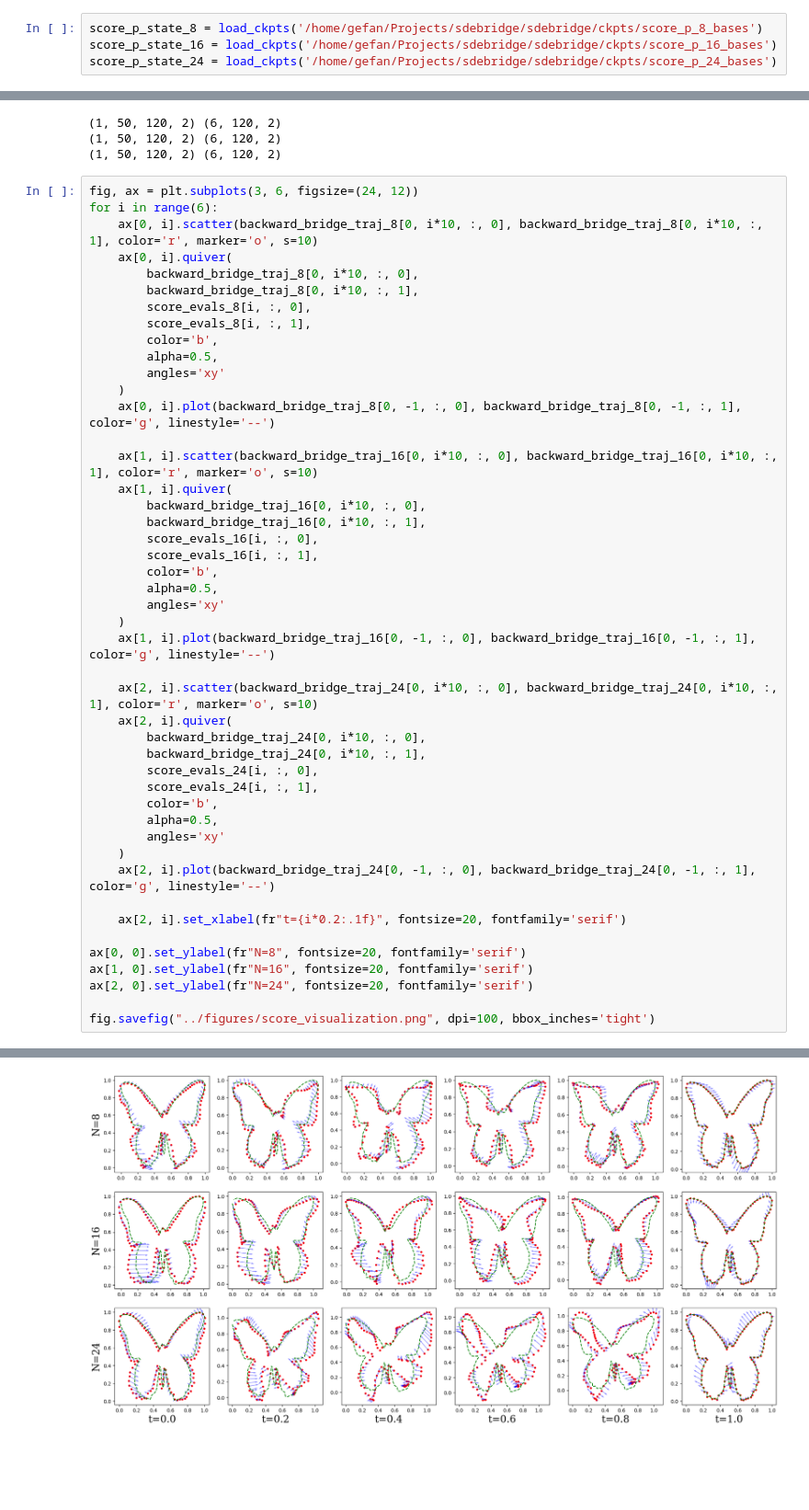
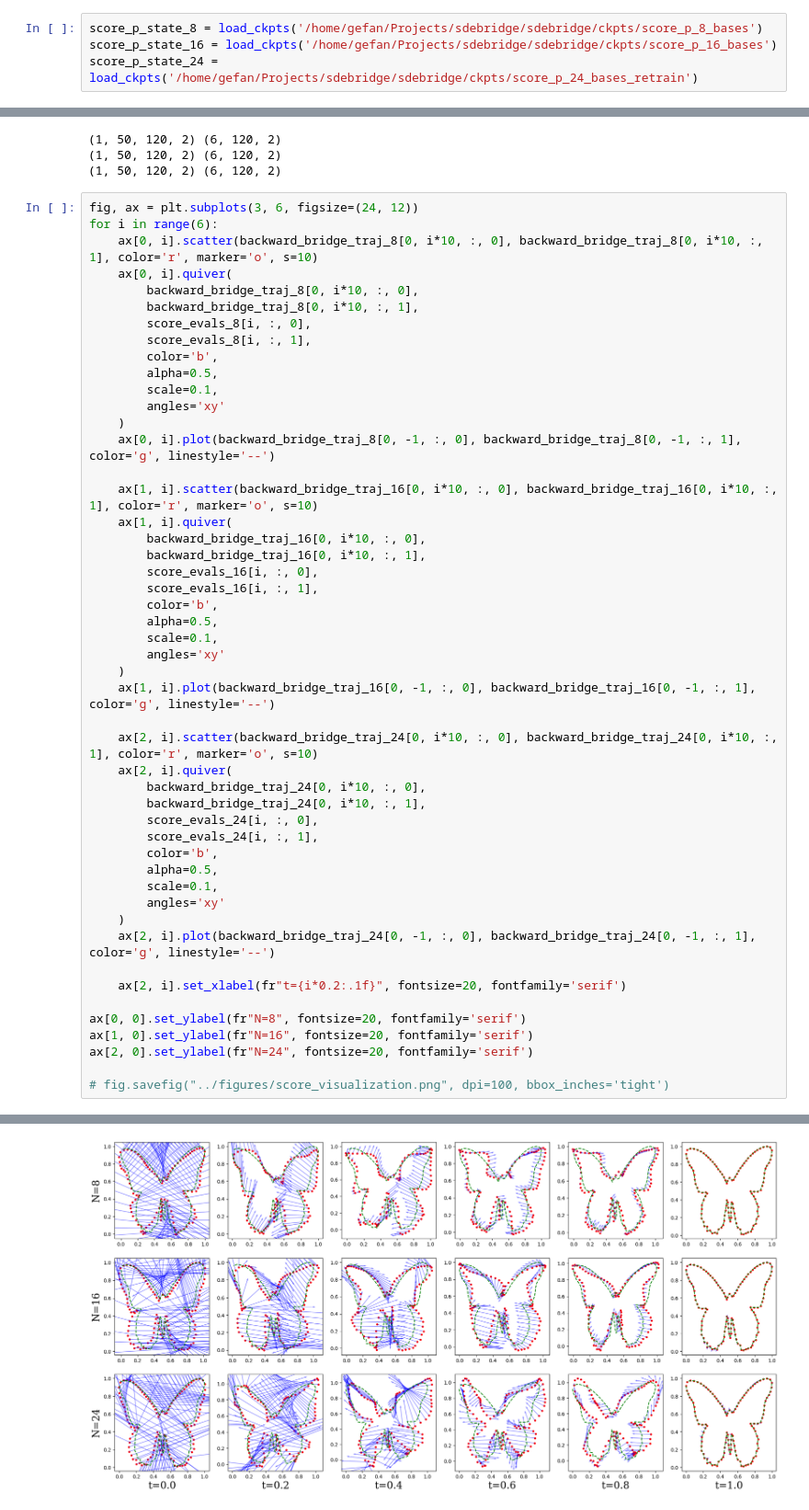
Before and after one commit to libbylbaker/infsdebridge, a Jupyter notebook: sdebridge/notebooks/plot_figures.ipynb, the cells around one changed output, grey strips where cells are left out. Shown at 92% size. Drawn from its saved outputs; the diff is of its cells as text; blank space fills up the shorter version.

Commit message:
Some new plots

```diff
--- a/sdebridge/notebooks/plot_figures.ipynb
+++ b/sdebridge/notebooks/plot_figures.ipynb
@@ -535,7 +540,7 @@ def simulate(state, n_bases, initial_shape, target_shape):
 # %%
 score_p_state_8 = load_ckpts('/home/gefan/Projects/sdebridge/sdebridge/ckpts/score_p_8_bases')
 score_p_state_16 = load_ckpts('/home/gefan/Projects/sdebridge/sdebridge/ckpts/score_p_16_bases')
-score_p_state_24 = load_ckpts('/home/gefan/Projects/sdebridge/sdebridge/ckpts/score_p_24_bases')
+score_p_state_24 = load_ckpts('/home/gefan/Projects/sdebridge/sdebridge/ckpts/score_p_24_bases_retrain')
 # %%
 backward_bridge_traj_8, score_evals_8 = simulate(score_p_state_8, 8, initial_butterfly, target_butterfly)
 backward_bridge_traj_16, score_evals_16 = simulate(score_p_state_16, 16, initial_butterfly, target_butterfly)
@@ -559,6 +564,7 @@ for i in range(6):
         score_evals_8[i, :, 1],
         color='b',
         alpha=0.5,
+        scale=0.1,
         angles='xy'
     )
     ax[0, i].plot(backward_bridge_traj_8[0, -1, :, 0], backward_bridge_traj_8[0, -1, :, 1], color='g', linestyle='--')
@@ -571,6 +577,7 @@ for i in range(6):
         score_evals_16[i, :, 1],
         color='b',
         alpha=0.5,
+        scale=0.1,
         angles='xy'
     )
     ax[1, i].plot(backward_bridge_traj_16[0, -1, :, 0], backward_bridge_traj_16[0, -1, :, 1], color='g', linestyle='--')
@@ -583,6 +590,7 @@ for i in range(6):
         score_evals_24[i, :, 1],
         color='b',
         alpha=0.5,
+        scale=0.1,
         angles='xy'
     )
     ax[2, i].plot(backward_bridge_traj_24[0, -1, :, 0], backward_bridge_traj_24[0, -1, :, 1], color='g', linestyle='--')
@@ -593,5 +601,5 @@ ax[0, 0].set_ylabel(fr"N=8", fontsize=20, fontfamily='serif')
 ax[1, 0].set_ylabel(fr"N=16", fontsize=20, fontfamily='serif')
 ax[2, 0].set_ylabel(fr"N=24", fontsize=20, fontfamily='serif')
 
-fig.savefig("../figures/score_visualization.png", dpi=100, bbox_inches='tight')
+# fig.savefig("../figures/score_visualization.png", dpi=100, bbox_inches='tight')
 # %% [output]
@@ -598 +607 @@ fig.savefig("../figures/score_visualization.png", dpi=100, bbox_inches='tight')
-[figure, old version]
+[figure, new version]
```
Also changed, not shown: parts of 7 cells of this notebook, 3 other files.
